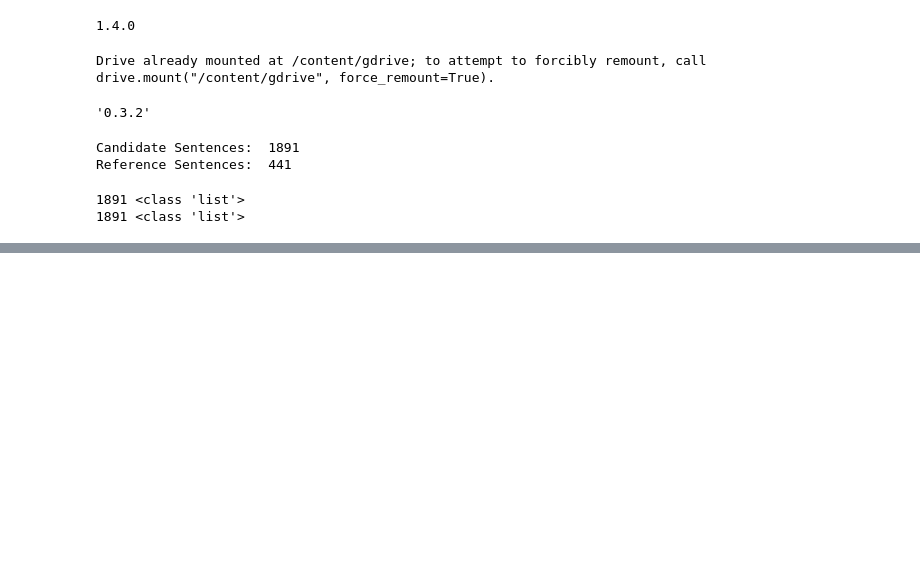
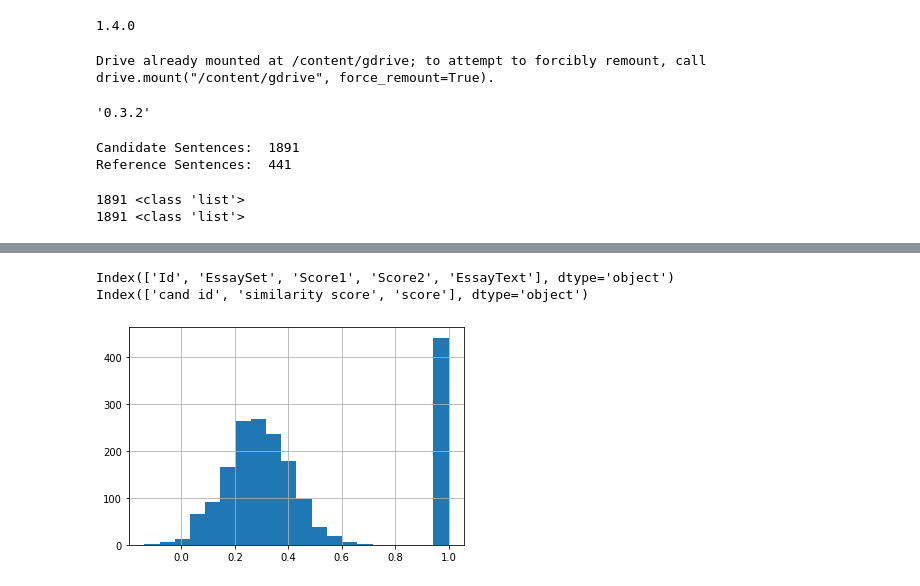
Before and after one commit to EshwarSR/AutomaticEvaluationMetrics, a Jupyter notebook: 1_BERTScore/mainzi_colab.ipynb, the cells around one changed output, grey strips where cells are left out. Saved outputs shown, nothing was run; the diff lists cells and outputs as text; code cells hidden in the pictures; blank space fills up the shorter version.

```diff
--- a/1_BERTScore/mainzi_colab.ipynb
+++ b/1_BERTScore/mainzi_colab.ipynb
@@ -71,14 +74,20 @@ print(len(F1))
 # %%
 print(can1.columns)
 odf = pd.DataFrame()
-odf['Id'] = can1['Id']
-odf['Similarity'] = pd.DataFrame(F1)
-odf['Score1'] = can1['Score1']
+odf['cand id'] = can1['Id']
+odf['similarity score'] = pd.DataFrame(F1)
+odf['score'] = can1['Score1']
 odf.reset_index(drop=True, inplace=True)
 print(odf.columns)
 
 odf.to_csv("outs.tsv", sep="\t", index=False, header=True)
+# %% [output]
+Index(['Id', 'EssaySet', 'Score1', 'Score2', 'EssayText'], dtype='object')
+Index(['cand id', 'similarity score', 'score'], dtype='object')
 # %%
-# import matplotlib.pyplot as plt
-# plt.hist(F1, bins=20)
-# plt.show()
+import matplotlib.pyplot as plt
+plt.grid(True)
+plt.hist(F1, bins=20)
+plt.show()
+# %% [output]
+[figure, added]
```
Also changed, not shown: parts of 6 cells of this notebook, 2 other files.
